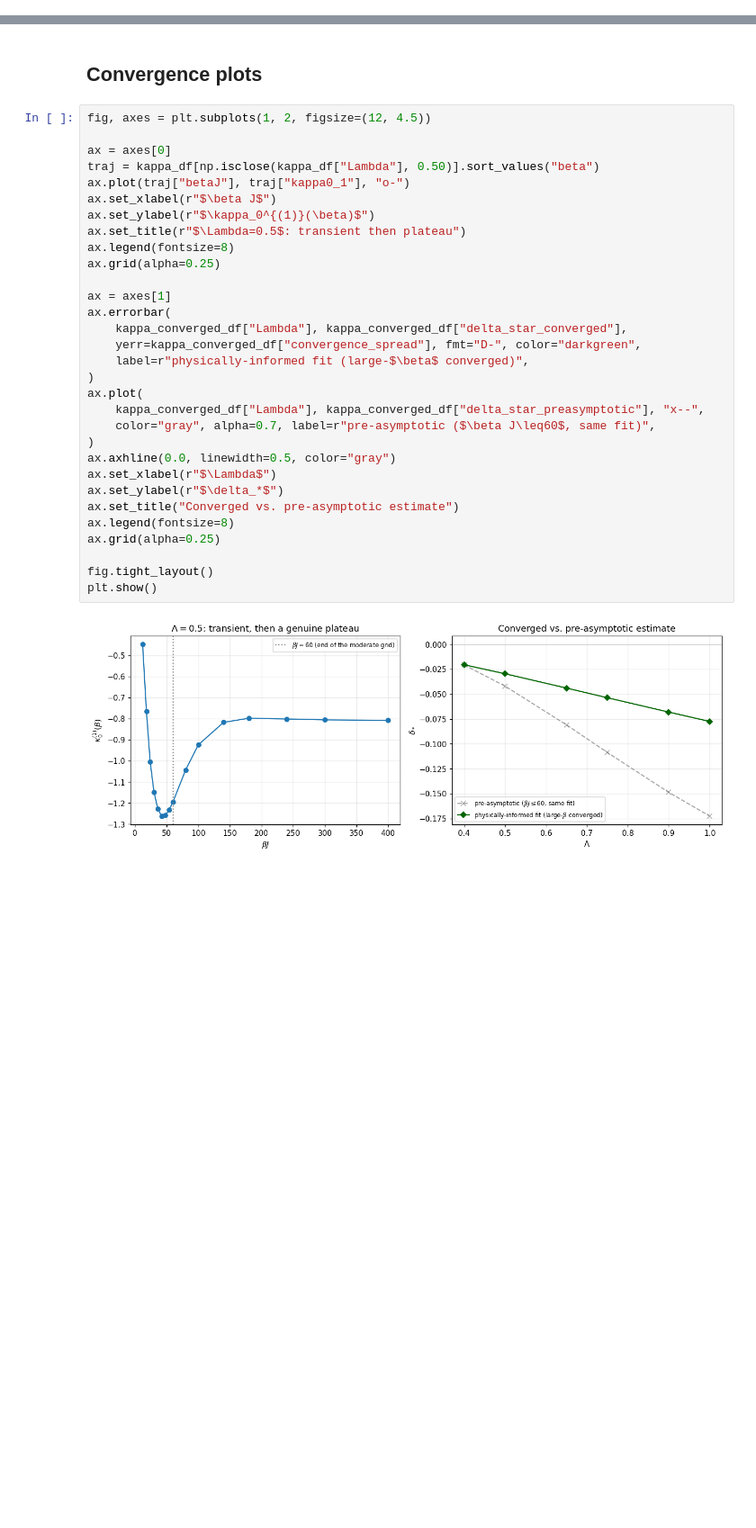
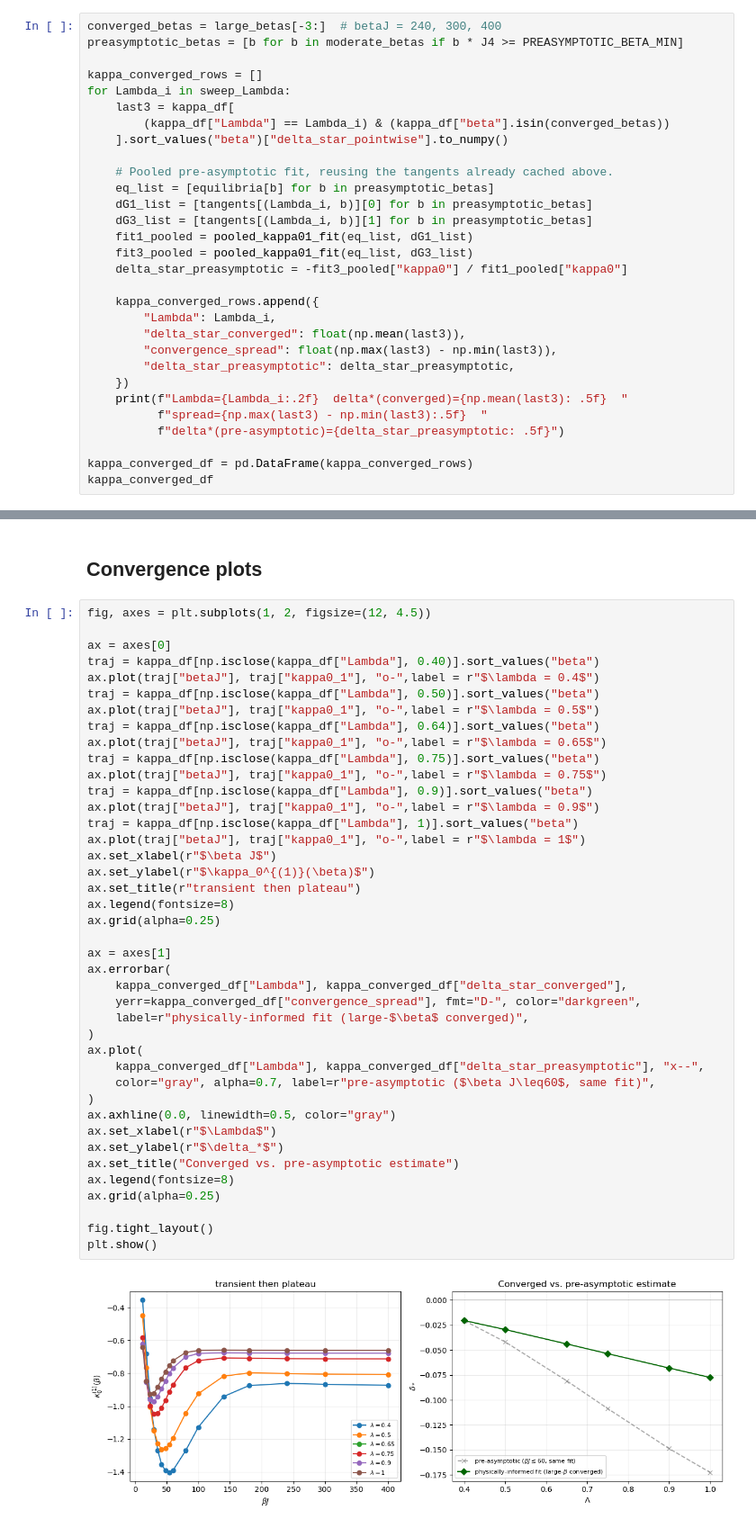
Before and after one commit to meabhallen/sykquench, a Jupyter notebook: syk_matsubara_kernel.ipynb, the cells around one changed output, grey strips where cells are left out. Shown at 90% size. Cells and saved outputs as stored; diff of their text form; blank space fills up the shorter version.

```diff
--- a/syk_matsubara_kernel.ipynb
+++ b/syk_matsubara_kernel.ipynb
@@ -557,3 +557,33 @@ For each $\Lambda$, two estimates:
   an uncertainty estimate.
 - **pre-asymptotic**: a pooled 2-parameter fit overthe moderate grid; kept only to show how much a
 plausible-looking moderate-$\beta$ grid can mislead here.
+# %%
+converged_betas = large_betas[-3:]  # betaJ = 240, 300, 400
+preasymptotic_betas = [b for b in moderate_betas if b * J4 >= PREASYMPTOTIC_BETA_MIN]
+
+kappa_converged_rows = []
+for Lambda_i in sweep_Lambda:
+    last3 = kappa_df[
+        (kappa_df["Lambda"] == Lambda_i) & (kappa_df["beta"].isin(converged_betas))
+    ].sort_values("beta")["delta_star_pointwise"].to_numpy()
+
+    # Pooled pre-asymptotic fit, reusing the tangents already cached above.
+    eq_list = [equilibria[b] for b in preasymptotic_betas]
+    dG1_list = [tangents[(Lambda_i, b)][0] for b in preasymptotic_betas]
+    dG3_list = [tangents[(Lambda_i, b)][1] for b in preasymptotic_betas]
+    fit1_pooled = pooled_kappa01_fit(eq_list, dG1_list)
+    fit3_pooled = pooled_kappa01_fit(eq_list, dG3_list)
+    delta_star_preasymptotic = -fit3_pooled["kappa0"] / fit1_pooled["kappa0"]
+
+    kappa_converged_rows.append({
+        "Lambda": Lambda_i,
+        "delta_star_converged": float(np.mean(last3)),
+        "convergence_spread": float(np.max(last3) - np.min(last3)),
+        "delta_star_preasymptotic": delta_star_preasymptotic,
+    })
+    print(f"Lambda={Lambda_i:.2f}  delta*(converged)={np.mean(last3): .5f}  "
+          f"spread={np.max(last3) - np.min(last3):.5f}  "
+          f"delta*(pre-asymptotic)={delta_star_preasymptotic: .5f}")
+
+kappa_converged_df = pd.DataFrame(kappa_converged_rows)
+kappa_converged_df
@@ -562,33 +606,43 @@ plausible-looking moderate-$\beta$ grid can mislead here.
 # %%
 fig, axes = plt.subplots(1, 2, figsize=(12, 4.5))
 
 ax = axes[0]
+traj = kappa_df[np.isclose(kappa_df["Lambda"], 0.40)].sort_values("beta")
+ax.plot(traj["betaJ"], traj["kappa0_1"], "o-",label = r"$\lambda = 0.4$")
 traj = kappa_df[np.isclose(kappa_df["Lambda"], 0.50)].sort_values("beta")
-ax.plot(traj["betaJ"], traj["kappa0_1"], "o-")
+ax.plot(traj["betaJ"], traj["kappa0_1"], "o-",label = r"$\lambda = 0.5$")
+traj = kappa_df[np.isclose(kappa_df["Lambda"], 0.64)].sort_values("beta")
+ax.plot(traj["betaJ"], traj["kappa0_1"], "o-",label = r"$\lambda = 0.65$")
+traj = kappa_df[np.isclose(kappa_df["Lambda"], 0.75)].sort_values("beta")
+ax.plot(traj["betaJ"], traj["kappa0_1"], "o-",label = r"$\lambda = 0.75$")
+traj = kappa_df[np.isclose(kappa_df["Lambda"], 0.9)].sort_values("beta")
+ax.plot(traj["betaJ"], traj["kappa0_1"], "o-",label = r"$\lambda = 0.9$")
+traj = kappa_df[np.isclose(kappa_df["Lambda"], 1)].sort_values("beta")
+ax.plot(traj["betaJ"], traj["kappa0_1"], "o-",label = r"$\lambda = 1$")
 ax.set_xlabel(r"$\beta J$")
 ax.set_ylabel(r"$\kappa_0^{(1)}(\beta)$")
-ax.set_title(r"$\Lambda=0.5$: transient then plateau")
+ax.set_title(r"transient then plateau")
 ax.legend(fontsize=8)
 ax.grid(alpha=0.25)
 
 ax = axes[1]
 ax.errorbar(
     kappa_converged_df["Lambda"], kappa_converged_df["delta_star_converged"],
     yerr=kappa_converged_df["convergence_spread"], fmt="D-", color="darkgreen",
     label=r"physically-informed fit (large-$\beta$ converged)",
 )
 ax.plot(
     kappa_converged_df["Lambda"], kappa_converged_df["delta_star_preasymptotic"], "x--",
     color="gray", alpha=0.7, label=r"pre-asymptotic ($\beta J\leq60$, same fit)",
 )
 ax.axhline(0.0, linewidth=0.5, color="gray")
 ax.set_xlabel(r"$\Lambda$")
 ax.set_ylabel(r"$\delta_*$")
 ax.set_title("Converged vs. pre-asymptotic estimate")
 ax.legend(fontsize=8)
 ax.grid(alpha=0.25)
 
 fig.tight_layout()
 plt.show()
 # %% [output]
-[figure, old version]
+[figure, new version]
```
Also changed, not shown: parts of 2 cells of this notebook.
